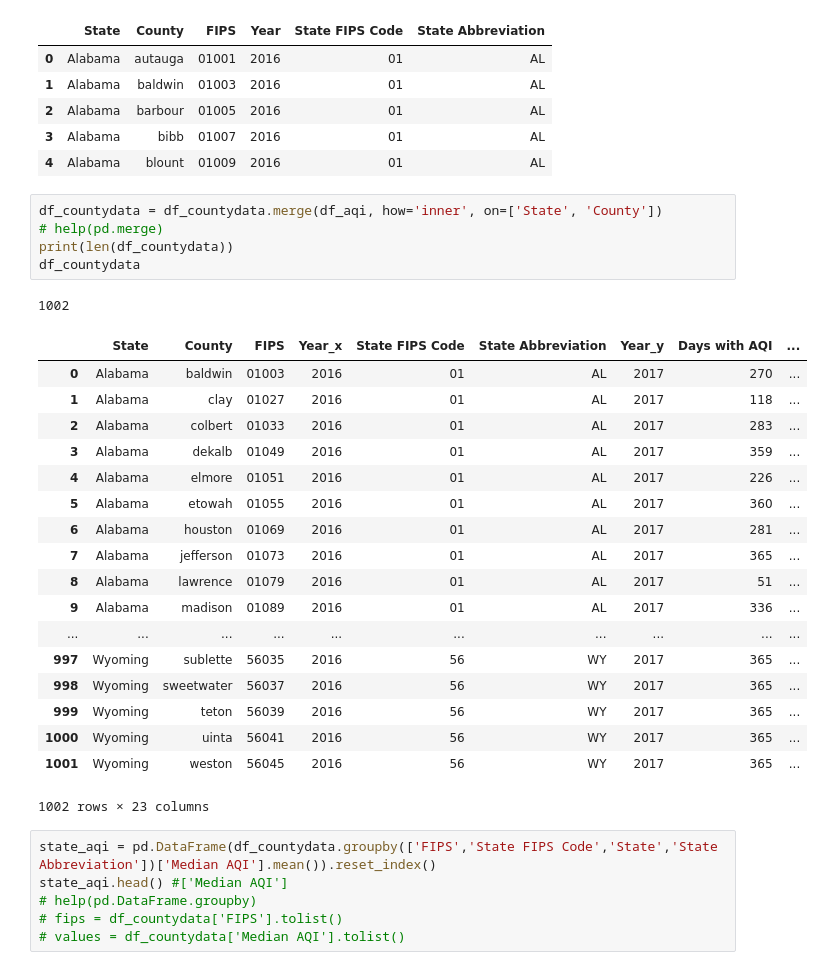
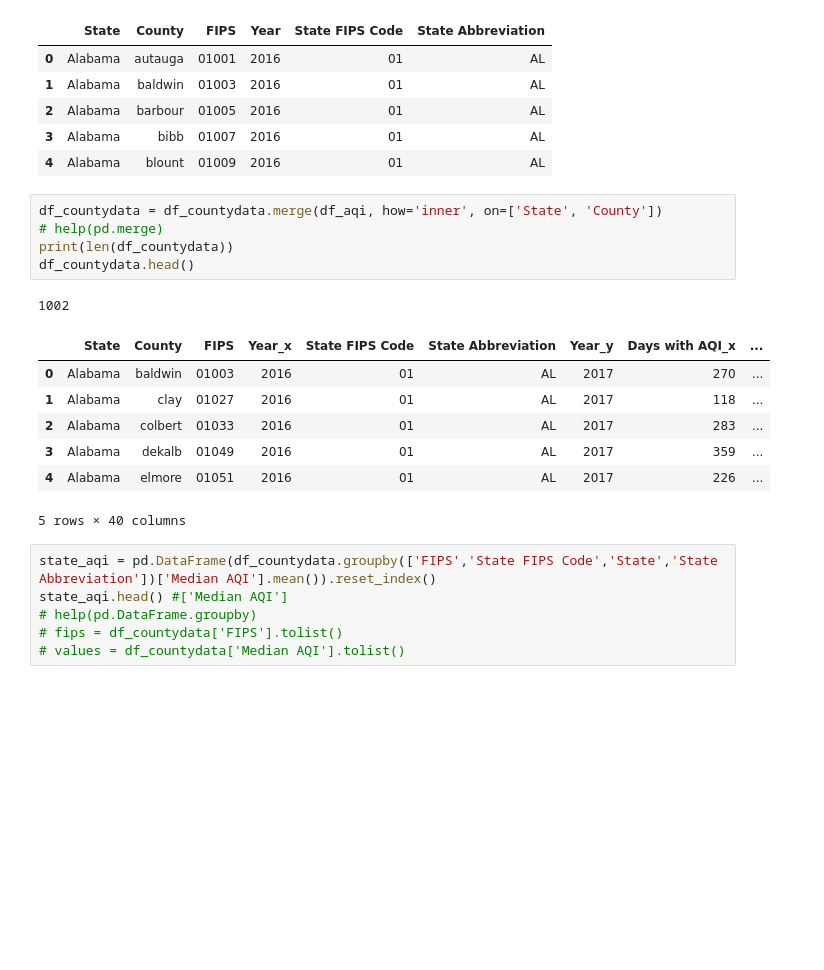
Before and after one commit to alyssflynn/project-1, a Jupyter notebook: Data_exploration_choropleths.ipynb, the cells around one changed output. Drawn from its saved outputs; the diff is of its cells as text; blank space fills up the shorter version.

```diff
--- a/Data_exploration_choropleths.ipynb
+++ b/Data_exploration_choropleths.ipynb
@@ -124,28 +181,17 @@ df_countydata.head()
 # %%
 df_countydata = df_countydata.merge(df_aqi, how='inner', on=['State', 'County'])
 # help(pd.merge)
 print(len(df_countydata))
-df_countydata
+df_countydata.head()
 # %% [output]
 1002
-|  | State | County | FIPS | Year_x | State FIPS Code | State Abbreviation | Year_y | Days with AQI | ... |
+|  | State | County | FIPS | Year_x | State FIPS Code | State Abbreviation | Year_y | Days with AQI_x | ... |
 | 0 | Alabama | baldwin | 01003 | 2016 | 01 | AL | 2017 | 270 | ... |
 | 1 | Alabama | clay | 01027 | 2016 | 01 | AL | 2017 | 118 | ... |
 | 2 | Alabama | colbert | 01033 | 2016 | 01 | AL | 2017 | 283 | ... |
 | 3 | Alabama | dekalb | 01049 | 2016 | 01 | AL | 2017 | 359 | ... |
 | 4 | Alabama | elmore | 01051 | 2016 | 01 | AL | 2017 | 226 | ... |
-| 5 | Alabama | etowah | 01055 | 2016 | 01 | AL | 2017 | 360 | ... |
-| 6 | Alabama | houston | 01069 | 2016 | 01 | AL | 2017 | 281 | ... |
-| 7 | Alabama | jefferson | 01073 | 2016 | 01 | AL | 2017 | 365 | ... |
-| 8 | Alabama | lawrence | 01079 | 2016 | 01 | AL | 2017 | 51 | ... |
-| 9 | Alabama | madison | 01089 | 2016 | 01 | AL | 2017 | 336 | ... |
-| ... | ... | ... | ... | ... | ... | ... | ... | ... | ... |
-| 997 | Wyoming | sublette | 56035 | 2016 | 56 | WY | 2017 | 365 | ... |
-| 998 | Wyoming | sweetwater | 56037 | 2016 | 56 | WY | 2017 | 365 | ... |
-| 999 | Wyoming | teton | 56039 | 2016 | 56 | WY | 2017 | 365 | ... |
-| 1000 | Wyoming | uinta | 56041 | 2016 | 56 | WY | 2017 | 365 | ... |
-| 1001 | Wyoming | weston | 56045 | 2016 | 56 | WY | 2017 | 365 | ... |
-1002 rows × 23 columns
+5 rows × 40 columns
 # %%
 state_aqi = pd.DataFrame(df_countydata.groupby(['FIPS','State FIPS Code','State','State Abbreviation'])['Median AQI'].mean()).reset_index()
 state_aqi.head() #['Median AQI']
```
Also changed, not shown: parts of 13 cells of this notebook, 1 other file.
